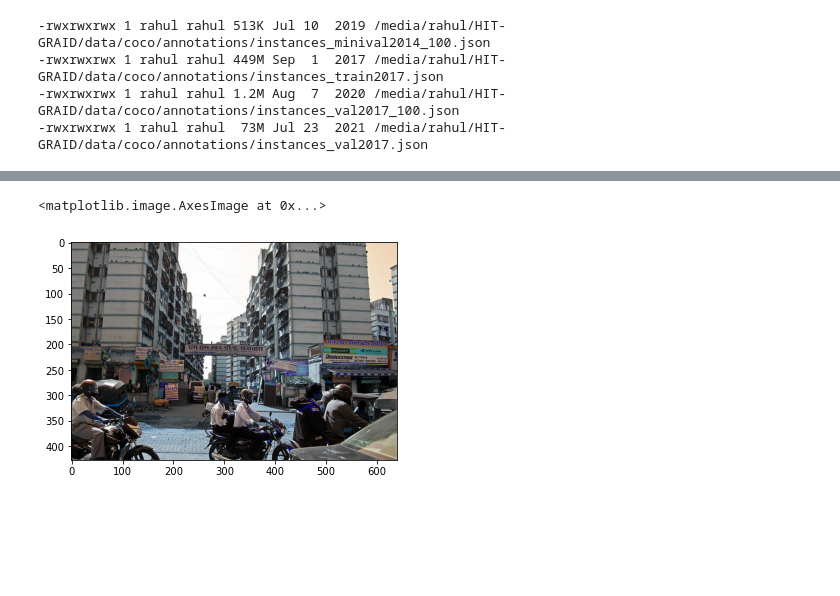
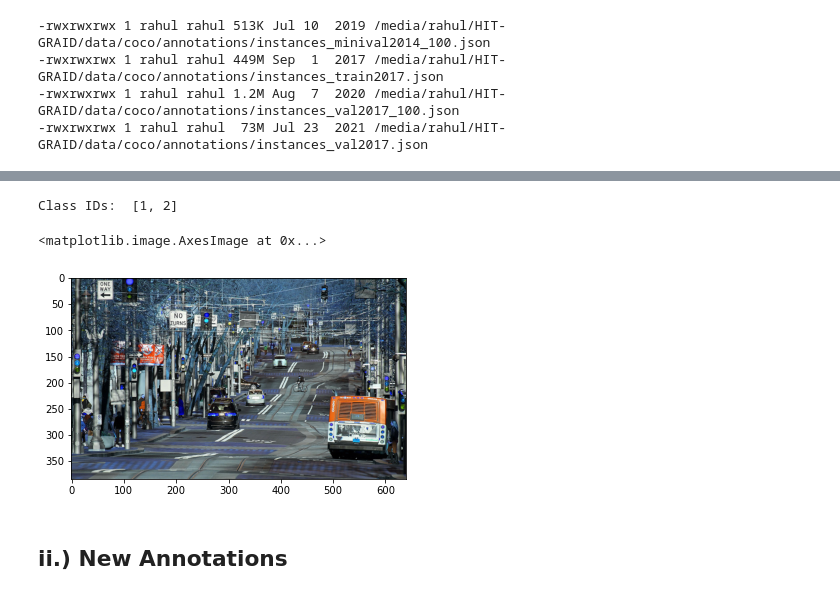
Before and after one commit to karmarv/udacity-aws-sagemaker-capstone, a Jupyter notebook: samples/coco_sampler.ipynb, the cells around one changed output, grey strips where cells are left out. Saved outputs shown, nothing was run; the diff lists cells and outputs as text; code cells hidden in the pictures; blank space fills up the shorter version.

Commit message:
Sampled dataset, created a bicyclist person class

```diff
--- a/samples/coco_sampler.ipynb
+++ b/samples/coco_sampler.ipynb
@@ -140,8 +104,8 @@ class COCODatasetCustom(Dataset):
 # %%
 def read_annotations(ann_type, allowed_list=["person", "bicycle"]):
     ann_file = "instances_{}.json".format(ann_type)
-    print("Read Annotation from -> {}".format(ann_file))
-    coco_custom = COCODatasetCustom(data_dir=COCO_DATA_HOME, json_file=ann_file, name=ann_type)
+    coco_custom = COCODatasetCustom(data_dir=COCO_DATA_HOME, json_file=ann_file, name=ann_type, selected_categories=allowed_list)
+    coco_custom.export_anns(os.path.join(COCO_DATA_HOME, "annotations", "sampled_{}".format(ann_file)), True)
     return coco_custom
 # %%
 anns_dict = {}
@@ -171,5 +142,11 @@ Classes:  ('person', 'bicycle', 'car', 'motorcycle', 'airplane', 'bus', 'train',
+# %%
+print("Class IDs: ",val2017.class_ids)
+# %% [output]
+Class IDs:  [1, 2]
 # %%
-plt. imshow(val2017.load_image(10))
+plt.imshow(val2017.load_image(35))
 # %% [output]
 <matplotlib.image.AxesImage at 0x...>
-[figure, old version]
+[figure, new version]
+# %% [markdown]
+## ii.) New Annotations
```
Also changed, not shown: parts of 17 cells of this notebook, 6 other files.
